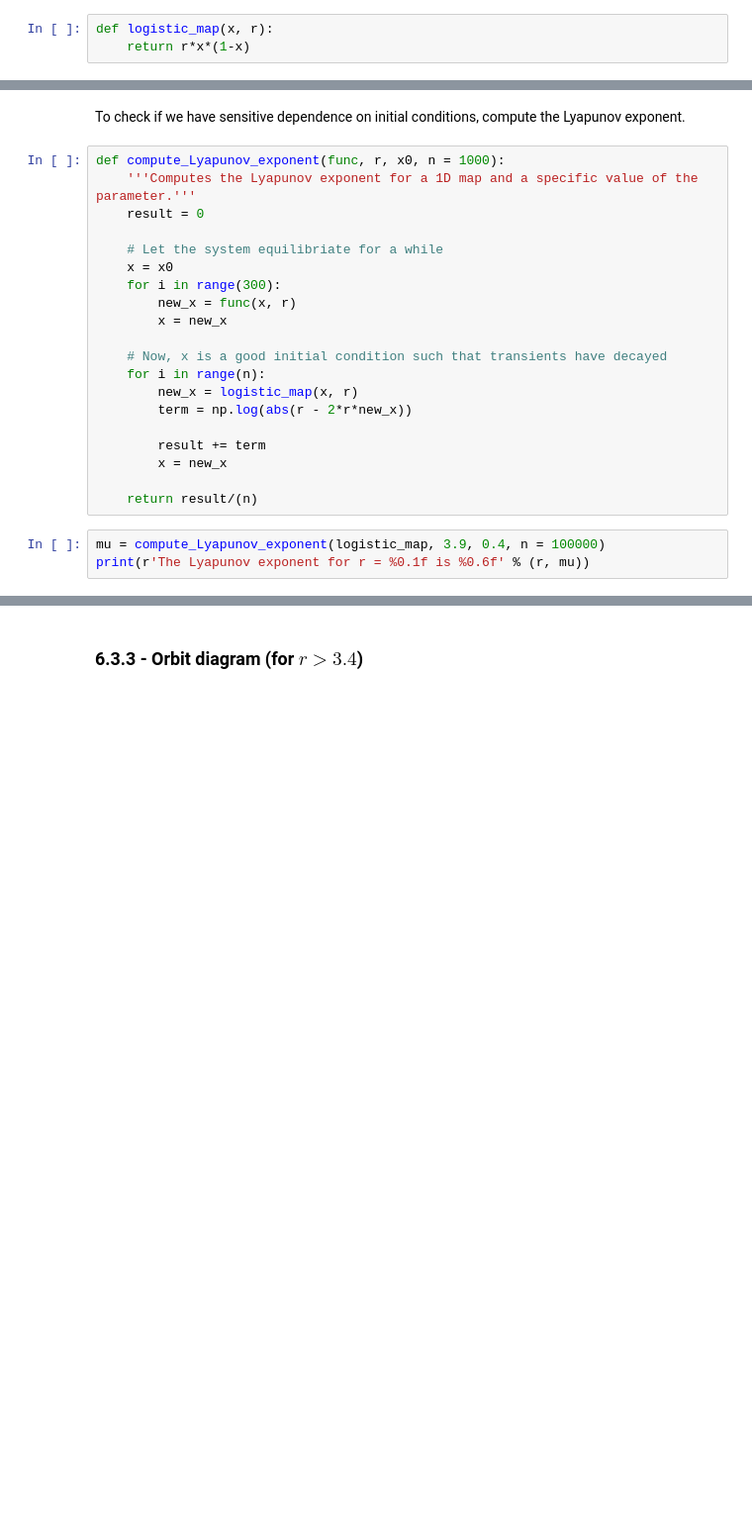
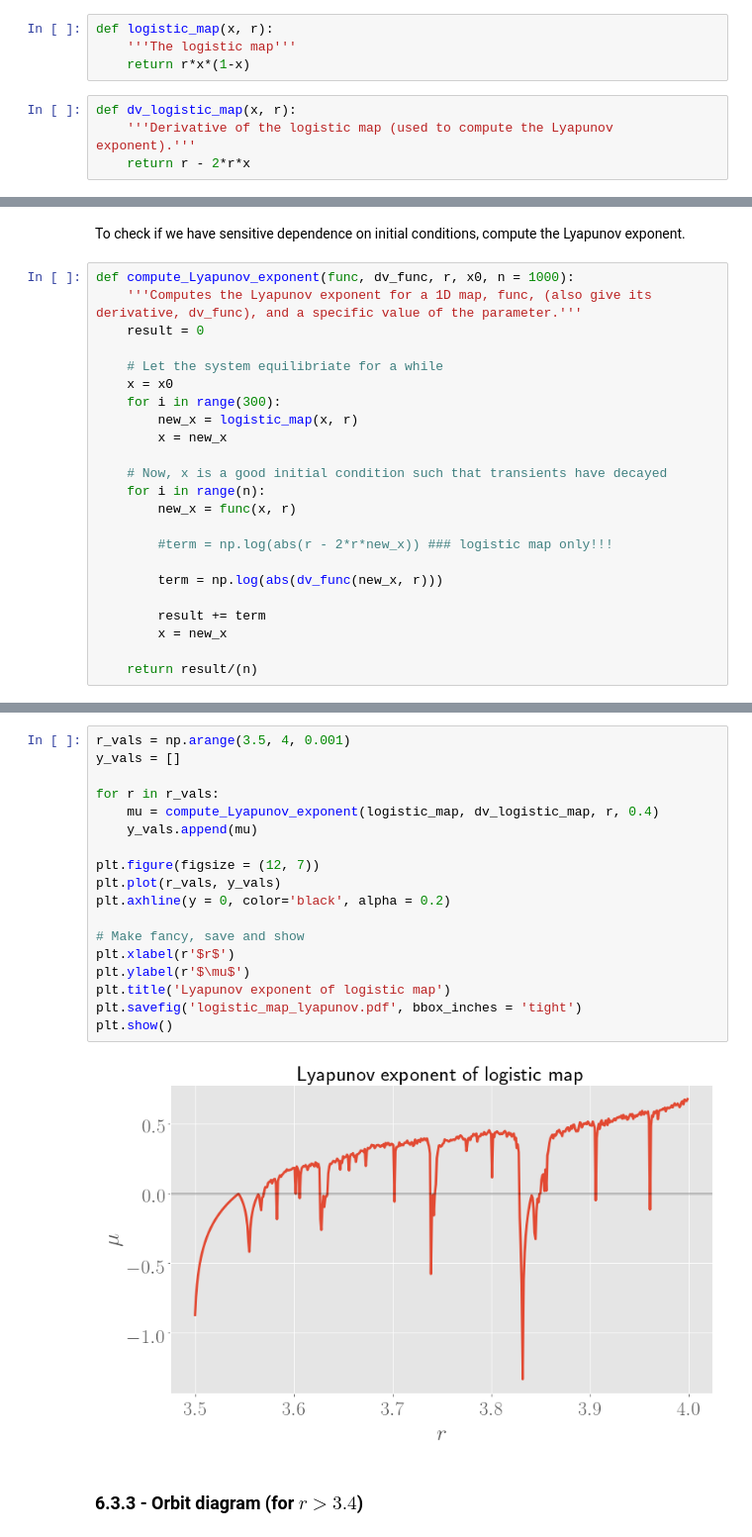
Before and after one commit to ThibeauWouters/Physical-Modelling-of-Complex-Systems, a Jupyter notebook: Assignment 6/Assignment 6.ipynb, the cells around one changed output, grey strips where cells are left out. Shown at 99% size. Cells and saved outputs as stored; diff of their text form; blank space fills up the shorter version.

```diff
--- a/Assignment 6/Assignment 6.ipynb
+++ b/Assignment 6/Assignment 6.ipynb
@@ -505,6 +530,11 @@ plt.show()
 # %%
 def logistic_map(x, r):
+    '''The logistic map'''
     return r*x*(1-x)
+# %%
+def dv_logistic_map(x, r):
+    '''Derivative of the logistic map (used to compute the Lyapunov exponent).'''
+    return r - 2*r*x
 # %%
 def get_time_series(func, npoints, x0, r):
     x_vals = []
@@ -752,25 +782,25 @@ plt.show()
 # %% [markdown]
 To check if we have sensitive dependence on initial conditions, compute the Lyapunov exponent.
 # %%
-def compute_Lyapunov_exponent(func, r, x0, n = 1000):
-    '''Computes the Lyapunov exponent for a 1D map and a specific value of the parameter.'''
+def compute_Lyapunov_exponent(func, dv_func, r, x0, n = 1000):
+    '''Computes the Lyapunov exponent for a 1D map, func, (also give its derivative, dv_func), and a specific value of the parameter.'''
     result = 0
 
     # Let the system equilibriate for a while
     x = x0
     for i in range(300):
-        new_x = func(x, r)
+        new_x = logistic_map(x, r)
         x = new_x
 
     # Now, x is a good initial condition such that transients have decayed
     for i in range(n):
-        new_x = logistic_map(x, r)
-        term = np.log(abs(r - 2*r*new_x))
+        new_x = func(x, r)
+
+        #term = np.log(abs(r - 2*r*new_x)) ### logistic map only!!!
+
+        term = np.log(abs(dv_func(new_x, r)))
 
         result += term
         x = new_x
 
     return result/(n)
-# %%
-mu = compute_Lyapunov_exponent(logistic_map, 3.9, 0.4, n = 100000)
-print(r'The Lyapunov exponent for r = %0.1f is %0.6f' % (r, mu))
@@ -779,3 +807,23 @@ The Lyapunov exponent for r = 3.9 is 0.495063
+# %%
+r_vals = np.arange(3.5, 4, 0.001)
+y_vals = []
+
+for r in r_vals:
+    mu = compute_Lyapunov_exponent(logistic_map, dv_logistic_map, r, 0.4)
+    y_vals.append(mu)
+
+plt.figure(figsize = (12, 7))
+plt.plot(r_vals, y_vals)
+plt.axhline(y = 0, color='black', alpha = 0.2)
+
+# Make fancy, save and show
+plt.xlabel(r'$r$')
+plt.ylabel(r'$\mu$')
+plt.title('Lyapunov exponent of logistic map')
+plt.savefig('logistic_map_lyapunov.pdf', bbox_inches = 'tight')
+plt.show()
+# %% [output]
+[figure, added]
 # %% [markdown]
 ### 6.3.3 - Orbit diagram (for $r > 3.4$)
 # %%
```
Also changed, not shown: parts of 26 cells of this notebook.
